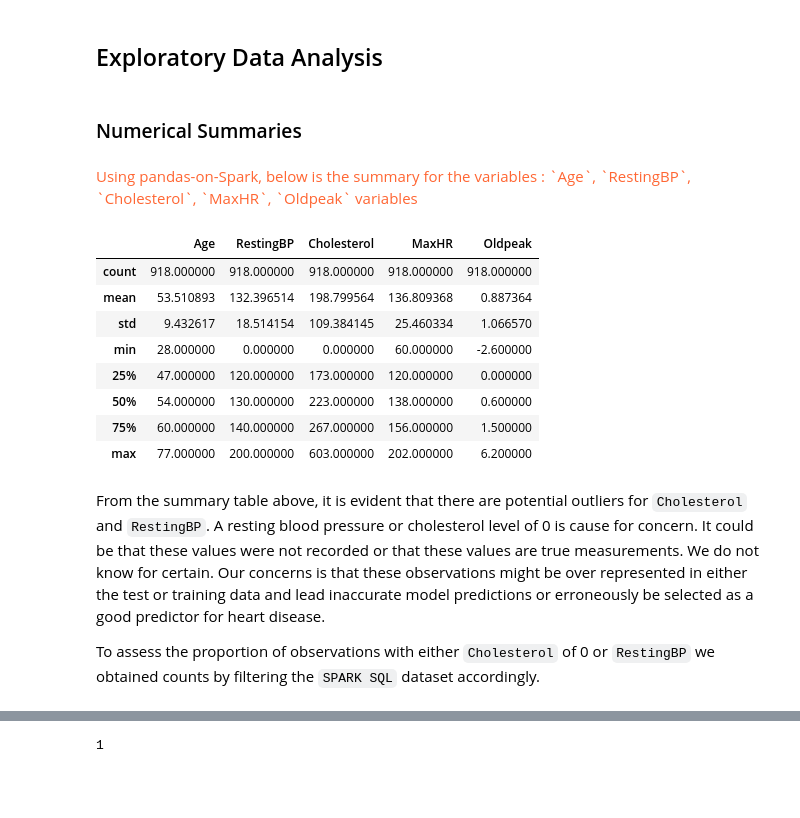
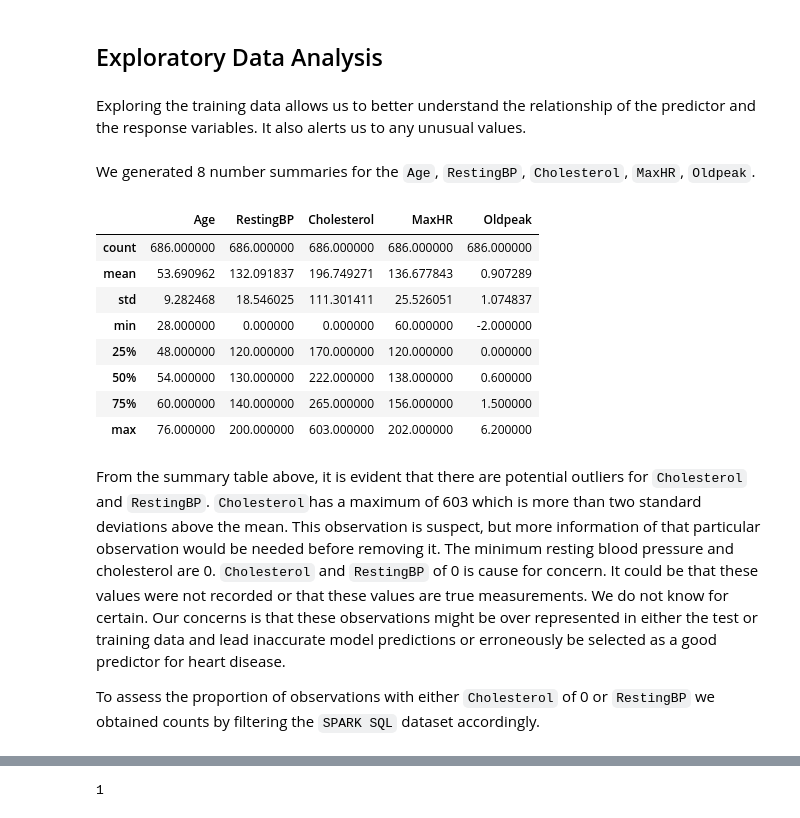
Before and after one commit to akoncsugit/HeartFailure, a Jupyter notebook: FinalProject.ipynb, the cells around one changed output, grey strips where cells are left out. Cells and saved outputs as stored; diff of their text form; code cells hidden in the pictures; blank space fills up the shorter version.

```diff
--- a/FinalProject.ipynb
+++ b/FinalProject.ipynb
@@ -173,23 +150,26 @@ spark = SparkSession.builder.config("spark.debug.maxToStringFields", "100").getO
+# %%
+# Make a pandas-on-Spark DF from PySpark SQL df
+psdf_train = train.to_pandas_on_spark()
 # %% [markdown]
 ## Exploratory Data Analysis
-# %% [markdown]
-### Numerical Summaries
+# %% [markdown]
+Exploring the training data allows us to better understand the relationship of the predictor and the response variables. It also alerts us to any unusual values.
 # %% [markdown]
-<p  style="color:#ff6633;"> Using pandas-on-Spark, below is the summary for the variables : `Age`, `RestingBP`, `Cholesterol`, `MaxHR`, `Oldpeak` variables </p>
+We generated 8 number summaries for the `Age`, `RestingBP`, `Cholesterol`, `MaxHR`, `Oldpeak`.
 # %%
-psdf_heart[['Age','RestingBP','Cholesterol','MaxHR','Oldpeak']].describe()
+psdf_train[['Age','RestingBP','Cholesterol','MaxHR','Oldpeak']].describe()
 # %% [output]
 |  | Age | RestingBP | Cholesterol | MaxHR | Oldpeak |
-| count | 918.000000 | 918.000000 | 918.000000 | 918.000000 | 918.000000 |
-| mean | 53.510893 | 132.396514 | 198.799564 | 136.809368 | 0.887364 |
-| std | 9.432617 | 18.514154 | 109.384145 | 25.460334 | 1.066570 |
-| min | 28.000000 | 0.000000 | 0.000000 | 60.000000 | -2.600000 |
-| 25% | 47.000000 | 120.000000 | 173.000000 | 120.000000 | 0.000000 |
-| 50% | 54.000000 | 130.000000 | 223.000000 | 138.000000 | 0.600000 |
-| 75% | 60.000000 | 140.000000 | 267.000000 | 156.000000 | 1.500000 |
-| max | 77.000000 | 200.000000 | 603.000000 | 202.000000 | 6.200000 |
+| count | 686.000000 | 686.000000 | 686.000000 | 686.000000 | 686.000000 |
+| mean | 53.690962 | 132.091837 | 196.749271 | 136.677843 | 0.907289 |
+| std | 9.282468 | 18.546025 | 111.301411 | 25.526051 | 1.074837 |
+| min | 28.000000 | 0.000000 | 0.000000 | 60.000000 | -2.000000 |
+| 25% | 48.000000 | 120.000000 | 170.000000 | 120.000000 | 0.000000 |
+| 50% | 54.000000 | 130.000000 | 222.000000 | 138.000000 | 0.600000 |
+| 75% | 60.000000 | 140.000000 | 265.000000 | 156.000000 | 1.500000 |
+| max | 76.000000 | 200.000000 | 603.000000 | 202.000000 | 6.200000 |
 # %% [markdown]
-From the summary table above, it is evident that there are potential outliers for `Cholesterol` and `RestingBP`. A resting blood pressure or cholesterol level of 0 is cause for concern. It could be that these values were not recorded or that these values are true measurements. We do not know for certain. Our concerns is that these observations might be over represented in either the test or training data and lead inaccurate model predictions or erroneously be selected as a good predictor for heart disease.
+From the summary table above, it is evident that there are potential outliers for `Cholesterol` and `RestingBP`. `Cholesterol`has a maximum of 603 which is more than two standard deviations above the mean. This observation is suspect, but more information of that particular observation would be needed before removing it. The minimum resting blood pressure and cholesterol are 0. `Cholesterol` and `RestingBP` of 0 is cause for concern. It could be that these values were not recorded or that these values are true measurements. We do not know for certain. Our concerns is that these observations might be over represented in either the test or training data and lead inaccurate model predictions or erroneously be selected as a good predictor for heart disease.
 
 To assess the proportion of observations with either `Cholesterol` of 0 or `RestingBP` we obtained counts by filtering the `SPARK SQL` dataset accordingly.
 # %% [markdown]
```
Also changed, not shown: parts of 22 cells of this notebook.
